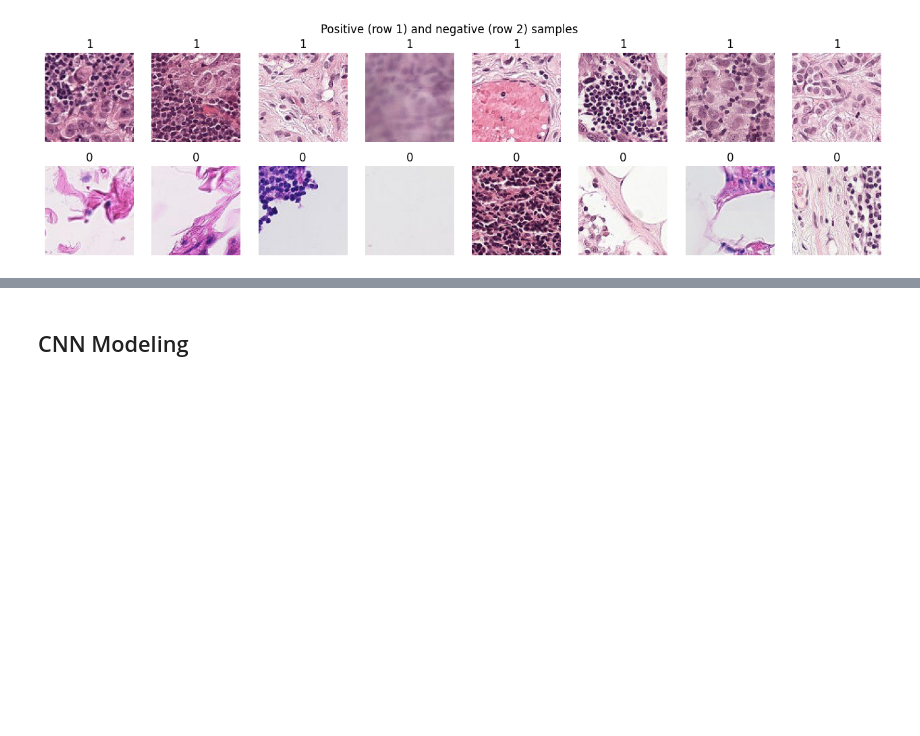
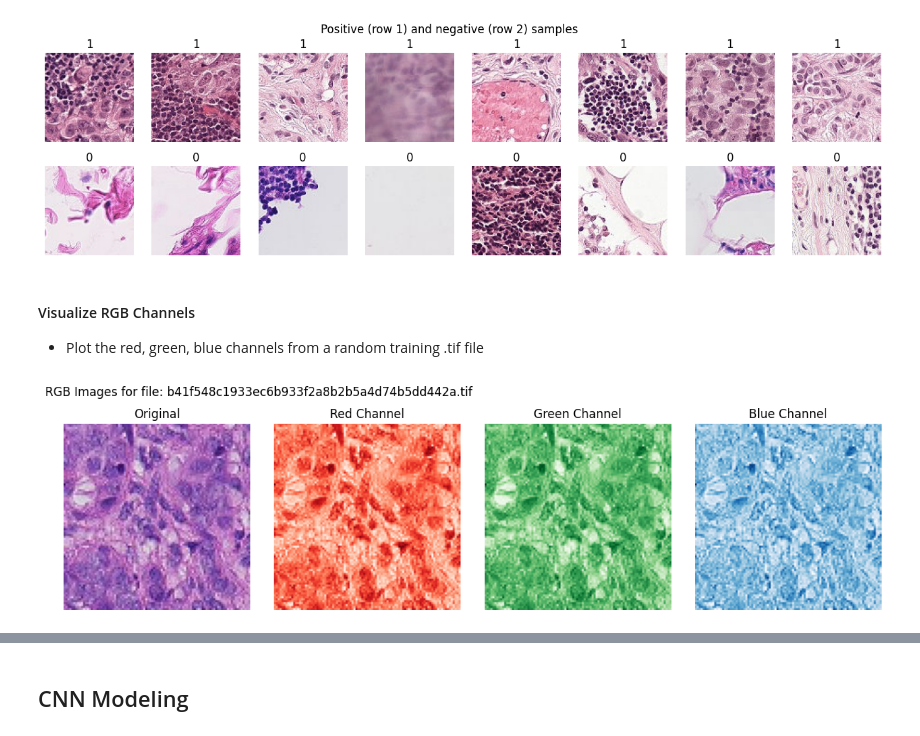
Before and after one commit to ryan-bulger/Cancer-Detection, a Jupyter notebook: metastatic_cancer_detection.ipynb, the cells around one changed output, grey strips where cells are left out. Drawn from its saved outputs; the diff is of its cells as text; code cells hidden in the pictures; blank space fills up the shorter version.

```diff
--- a/metastatic_cancer_detection.ipynb
+++ b/metastatic_cancer_detection.ipynb
@@ -209,3 +198,35 @@ plt.suptitle('Positive (row 1) and negative (row 2) samples')
 plt.show()
 # %% [output]
 [figure]
+# %% [markdown]
+#### Visualize RGB Channels
+- Plot the red, green, blue channels from a random training .tif file
+# %%
+# Randomly select a training image
+rand_idx = random.randint(0, len(os.listdir(train_images_path))+1)
+filename = os.listdir(train_images_path)[rand_idx]
+
+# Path to one example image
+img_path = os.path.join(train_images_path, filename)
+
+# Read the image (as NumPy array)
+img = tiff.imread(img_path)
+
+# Display each channel with its color
+fig, axes = plt.subplots(1, 4, figsize=(12, 3))
+titles = ['Original', 'Red Channel', 'Green Channel', 'Blue Channel']
+cmaps  = [None, 'Reds_r', 'Greens_r', 'Blues_r']
+
+# Plot original RGB + individual color channels
+axes[0].imshow(img)
+axes[0].set_title(titles[0])
+axes[0].axis('off')
+for i, (title, cmap) in enumerate(zip(titles[1:], cmaps[1:])):
+    axes[i+1].imshow(img[:, :, i], cmap=cmap)
+    axes[i+1].set_title(title)
+    axes[i+1].axis('off')
+plt.tight_layout()
+plt.suptitle(f'RGB Images for file: {filename}', y=1.1, horizontalalignment='right')
+plt.show()
+# %% [output]
+[figure, added]
```
Also changed, not shown: parts of 34 cells of this notebook.
